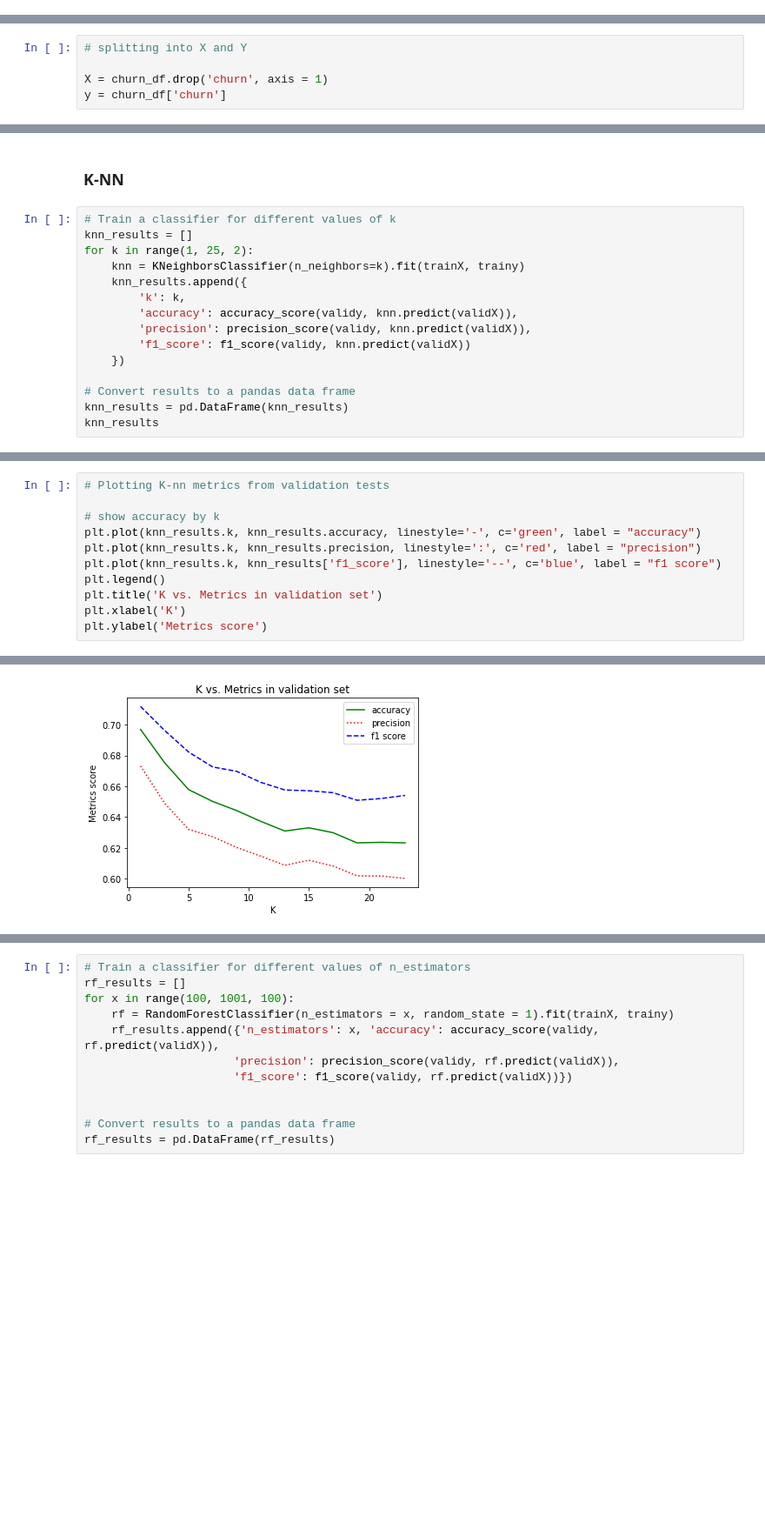
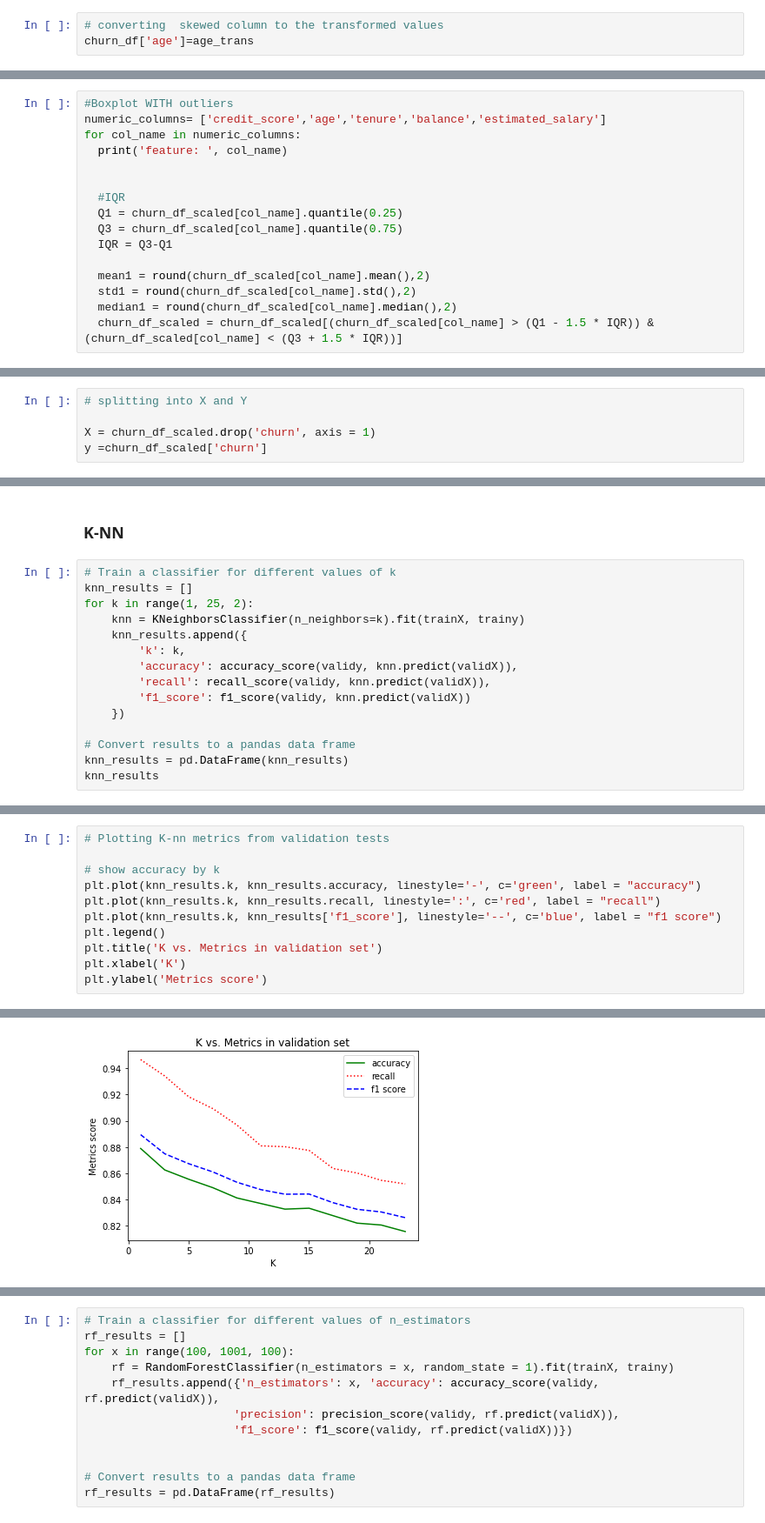
Before and after one commit to Fatemeh-Khosravi/Customer-Churn-Prediction, a Jupyter notebook: ADS505-FinalProject-ChrunPrediction.ipynb, the cells around one changed output, grey strips where cells are left out. Shown: that part at 87% size. Drawn from its saved outputs; the diff is of its cells as text; blank space fills up the shorter version.

```diff
--- a/ADS505-FinalProject-ChrunPrediction.ipynb
+++ b/ADS505-FinalProject-ChrunPrediction.ipynb
@@ -250,0 +284,3 @@ country_Germany -- .4 with balance; -.33 with country_Spain
+# %%
+# converting  skewed column to the transformed values
+churn_df['age']=age_trans
@@ -291,0 +342,16 @@ churn_df_scaled.head(5)
+# %%
+#Boxplot WITH outliers
+numeric_columns= ['credit_score','age','tenure','balance','estimated_salary']
+for col_name in numeric_columns:
+  print('feature: ', col_name)
+
+
+  #IQR
+  Q1 = churn_df_scaled[col_name].quantile(0.25)
+  Q3 = churn_df_scaled[col_name].quantile(0.75)
+  IQR = Q3-Q1
+
+  mean1 = round(churn_df_scaled[col_name].mean(),2)
+  std1 = round(churn_df_scaled[col_name].std(),2)
+  median1 = round(churn_df_scaled[col_name].median(),2)
+  churn_df_scaled = churn_df_scaled[(churn_df_scaled[col_name] > (Q1 - 1.5 * IQR)) & (churn_df_scaled[col_name] < (Q3 + 1.5 * IQR))]
@@ -329,5 +390,5 @@ class1_df = churn_df[churn_df["churn"]==1]
 # %%
 # splitting into X and Y
 
-X = churn_df.drop('churn', axis = 1)
-y = churn_df['churn']
+X = churn_df_scaled.drop('churn', axis = 1)
+y =churn_df_scaled['churn']
@@ -371,7 +440,7 @@ for k in range(1, 25, 2):
     knn_results.append({
         'k': k,
         'accuracy': accuracy_score(validy, knn.predict(validX)),
-        'precision': precision_score(validy, knn.predict(validX)),
+        'recall': recall_score(validy, knn.predict(validX)),
         'f1_score': f1_score(validy, knn.predict(validX))
     })
 
@@ -395,14 +464,14 @@ knn_results
 # %%
 # Plotting K-nn metrics from validation tests
 
 # show accuracy by k
 plt.plot(knn_results.k, knn_results.accuracy, linestyle='-', c='green', label = "accuracy")
-plt.plot(knn_results.k, knn_results.precision, linestyle=':', c='red', label = "precision")
+plt.plot(knn_results.k, knn_results.recall, linestyle=':', c='red', label = "recall")
 plt.plot(knn_results.k, knn_results['f1_score'], linestyle='--', c='blue', label = "f1 score")
 plt.legend()
 plt.title('K vs. Metrics in validation set')
 plt.xlabel('K')
 plt.ylabel('Metrics score')
 # %% [output]
 Text(0, 0.5, 'Metrics score')
-[figure, old version]
+[figure, new version]
```
Also changed, not shown: parts of 113 cells of this notebook.
